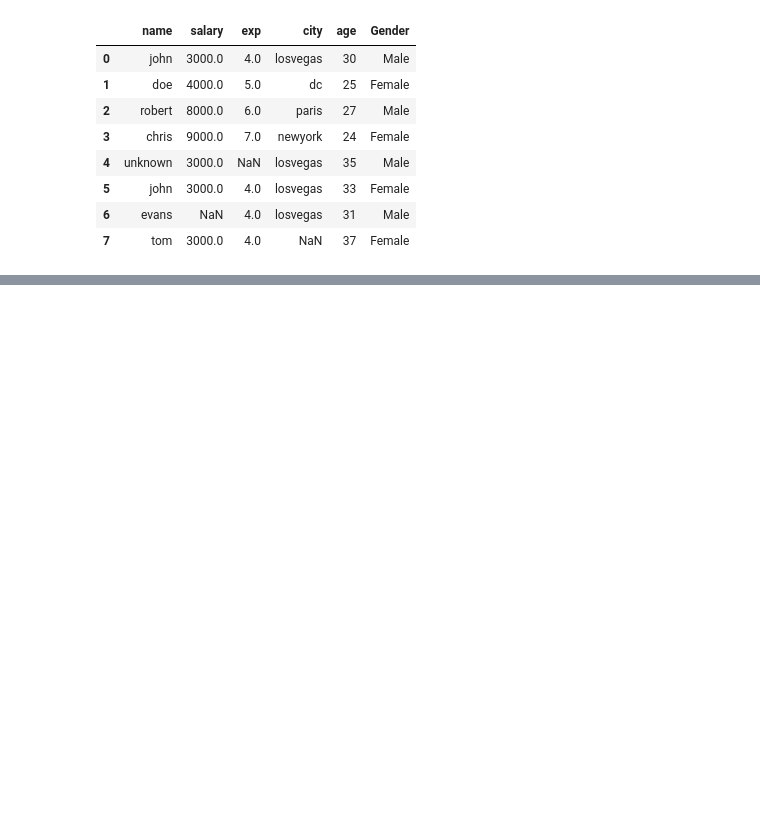
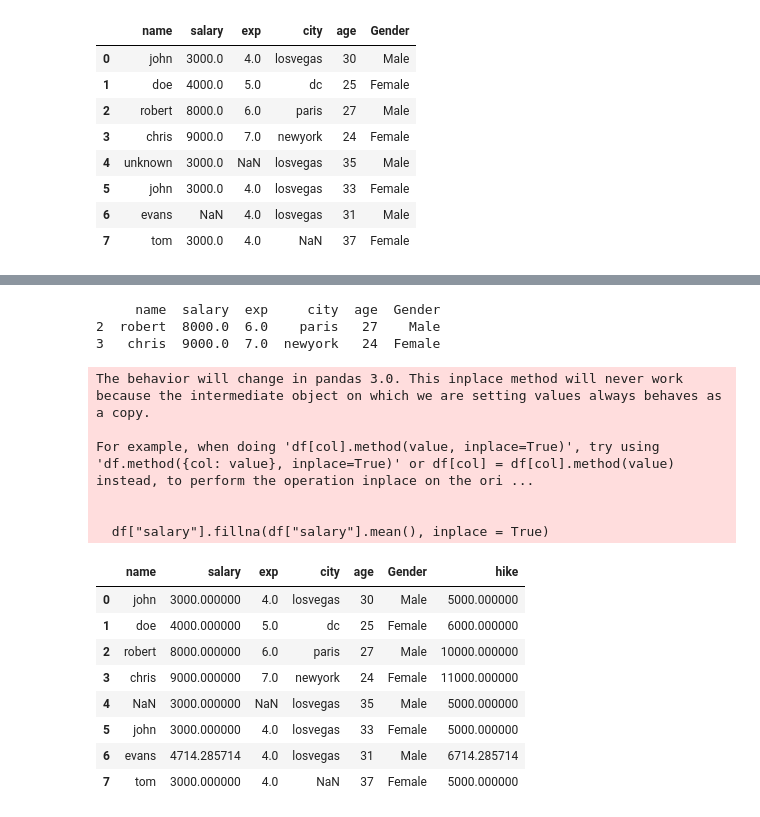
Before and after one commit to senthilkumarb0409/DATA_ANALYSIS_TopicsPractice, a Jupyter notebook: PythonPractice_github/fifthweek07042025_11042025.ipynb, the cells around one changed output, grey strips where cells are left out. Cells and saved outputs as stored; diff of their text form; code cells hidden in the pictures; blank space fills up the shorter version.

```diff
--- a/PythonPractice_github/fifthweek07042025_11042025.ipynb
+++ b/PythonPractice_github/fifthweek07042025_11042025.ipynb
@@ -884,0 +957,29 @@ For example, when doing 'df[col].method(value, inplace=True)', try using 'df.met
+# %%
+df = pd.read_csv("employee.csv")
+
+print(df[df["salary"]>4000])
+# %% [output]
+     name  salary  exp     city  age  Gender
+2  robert  8000.0  6.0    paris   27    Male
+3   chris  9000.0  7.0  newyork   24  Female
+# %%
+df = pd.read_csv("employee.csv")
+df["salary"].fillna(df["salary"].mean(), inplace = True)
+df["hike"] = df["salary"] + 2000
+df
+# %% [output]
+The behavior will change in pandas 3.0. This inplace method will never work because the intermediate object on which we are setting values always behaves as a copy.
+
+For example, when doing 'df[col].method(value, inplace=True)', try using 'df.method({col: value}, inplace=True)' or df[col] = df[col].method(value) instead, to perform the operation inplace on the ori ...
+
+
+  df["salary"].fillna(df["salary"].mean(), inplace = True)
+|  | name | salary | exp | city | age | Gender | hike |
+| 0 | john | 3000.000000 | 4.0 | losvegas | 30 | Male | 5000.000000 |
+| 1 | doe | 4000.000000 | 5.0 | dc | 25 | Female | 6000.000000 |
+| 2 | robert | 8000.000000 | 6.0 | paris | 27 | Male | 10000.000000 |
+| 3 | chris | 9000.000000 | 7.0 | newyork | 24 | Female | 11000.000000 |
+| 4 | NaN | 3000.000000 | NaN | losvegas | 35 | Male | 5000.000000 |
+| 5 | john | 3000.000000 | 4.0 | losvegas | 33 | Female | 5000.000000 |
+| 6 | evans | 4714.285714 | 4.0 | losvegas | 31 | Male | 6714.285714 |
+| 7 | tom | 3000.000000 | 4.0 | NaN | 37 | Female | 5000.000000 |
```
Also changed, not shown: parts of 5 cells of this notebook.
